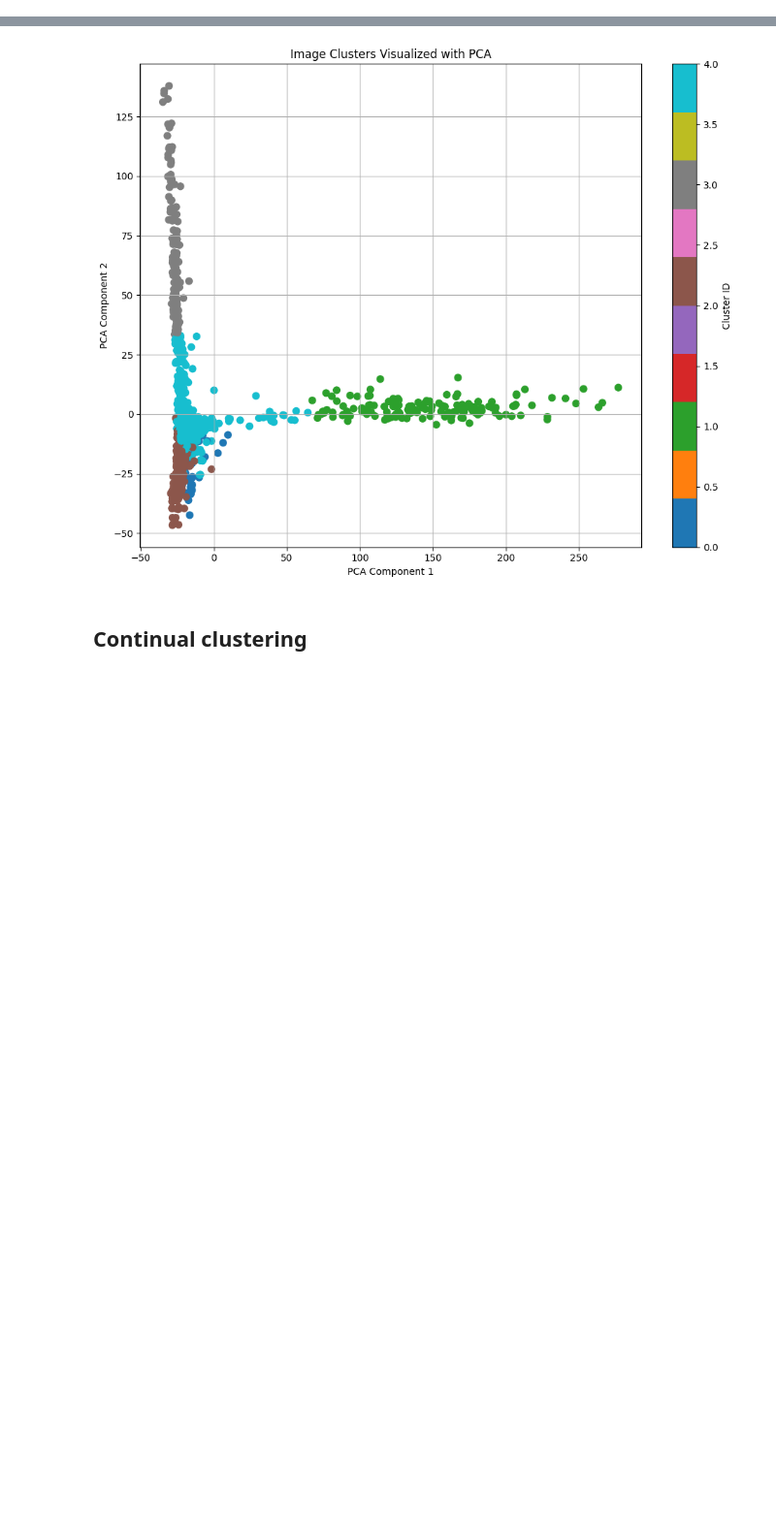
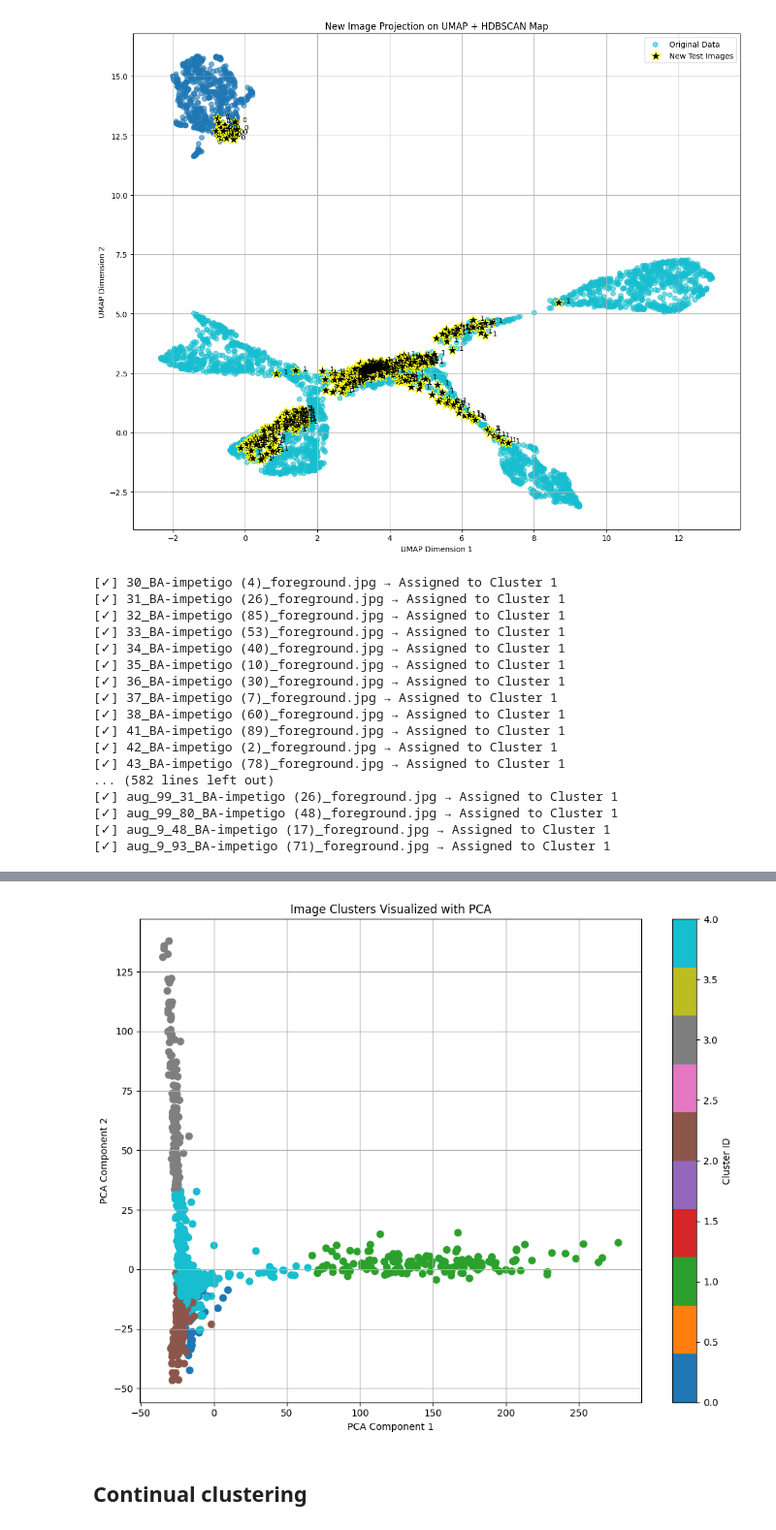
Before and after one commit to Shadhin-f/Machine-Learning, a Jupyter notebook: Skin-Diaseses-test/cluster.ipynb, the cells around one changed output, grey strips where cells are left out. Shown at 97% size. Drawn from its saved outputs; the diff is of its cells as text; code cells hidden in the pictures; blank space fills up the shorter version.

```diff
--- a/Skin-Diaseses-test/cluster.ipynb
+++ b/Skin-Diaseses-test/cluster.ipynb
@@ -96,0 +633,75 @@ plt.show()
+# %%
+# === Step 7: Project and visualize new images ===
+new_images_folder = r"C:\Users\User\Downloads\Skin-disease-dataset\new_disease_clean_v8"
+
+new_filenames = []
+new_features = []
+
+for fname in os.listdir(new_images_folder):
+    if fname.lower().endswith((".jpg", ".png", ".jpeg")):
+        img_path = os.path.join(new_images_folder, fname)
+        feat = extract_features(img_path)
+        new_features.append(feat)
+        new_filenames.append(fname)
+
+new_features = np.array(new_features)
+
+# === Project new features into UMAP space ===
+new_umap_embeddings = umap_model.transform(new_features)
+
+# === Assign new images to nearest cluster ===
+new_assignments = []
+
+for emb in new_umap_embeddings:
+    distances = {cid: np.linalg.norm(emb - centroid) for cid, centroid in cluster_centroids.items()}
+    nearest_cluster = min(distances, key=distances.get)
+    new_assignments.append(nearest_cluster)
+
+# === Visualize original + new data together ===
+plt.figure(figsize=(12, 10))
+
+# Original clustered data
+plt.scatter(
+    umap_embeddings[:, 0], umap_embeddings[:, 1],
+    c=reassigned_labels, cmap='tab10', s=40, alpha=0.6, label="Original Data"
+)
+
+# New projected points
+plt.scatter(
+    new_umap_embeddings[:, 0], new_umap_embeddings[:, 1],
+    c='black', marker='*', edgecolors='yellow', s=200, label="New Test Images"
+)
+
+for (x, y), name, cluster in zip(new_umap_embeddings, new_filenames, new_assignments):
+    plt.text(x + 0.2, y, f"{cluster}", fontsize=9)
+
+plt.title("New Image Projection on UMAP + HDBSCAN Map")
+plt.xlabel("UMAP Dimension 1")
+plt.ylabel("UMAP Dimension 2")
+plt.legend()
+plt.grid(True)
+plt.tight_layout()
+plt.show()
+
+# === Optional: Print assignments ===
+for fname, cluster in zip(new_filenames, new_assignments):
+    print(f"[✓] {fname} → Assigned to Cluster {cluster}")
+# %% [output]
+[figure, added]
+[✓] 30_BA-impetigo (4)_foreground.jpg → Assigned to Cluster 1
+[✓] 31_BA-impetigo (26)_foreground.jpg → Assigned to Cluster 1
+[✓] 32_BA-impetigo (85)_foreground.jpg → Assigned to Cluster 1
+[✓] 33_BA-impetigo (53)_foreground.jpg → Assigned to Cluster 1
+[✓] 34_BA-impetigo (40)_foreground.jpg → Assigned to Cluster 1
+[✓] 35_BA-impetigo (10)_foreground.jpg → Assigned to Cluster 1
+[✓] 36_BA-impetigo (30)_foreground.jpg → Assigned to Cluster 1
+[✓] 37_BA-impetigo (7)_foreground.jpg → Assigned to Cluster 1
+[✓] 38_BA-impetigo (60)_foreground.jpg → Assigned to Cluster 1
+[✓] 41_BA-impetigo (89)_foreground.jpg → Assigned to Cluster 1
+[✓] 42_BA-impetigo (2)_foreground.jpg → Assigned to Cluster 1
+[✓] 43_BA-impetigo (78)_foreground.jpg → Assigned to Cluster 1
+... (582 lines left out)
+[✓] aug_99_31_BA-impetigo (26)_foreground.jpg → Assigned to Cluster 1
+[✓] aug_99_80_BA-impetigo (48)_foreground.jpg → Assigned to Cluster 1
+[✓] aug_9_48_BA-impetigo (17)_foreground.jpg → Assigned to Cluster 1
+[✓] aug_9_93_BA-impetigo (71)_foreground.jpg → Assigned to Cluster 1
```
Also changed, not shown: parts of 14 cells of this notebook, 6 other files.
